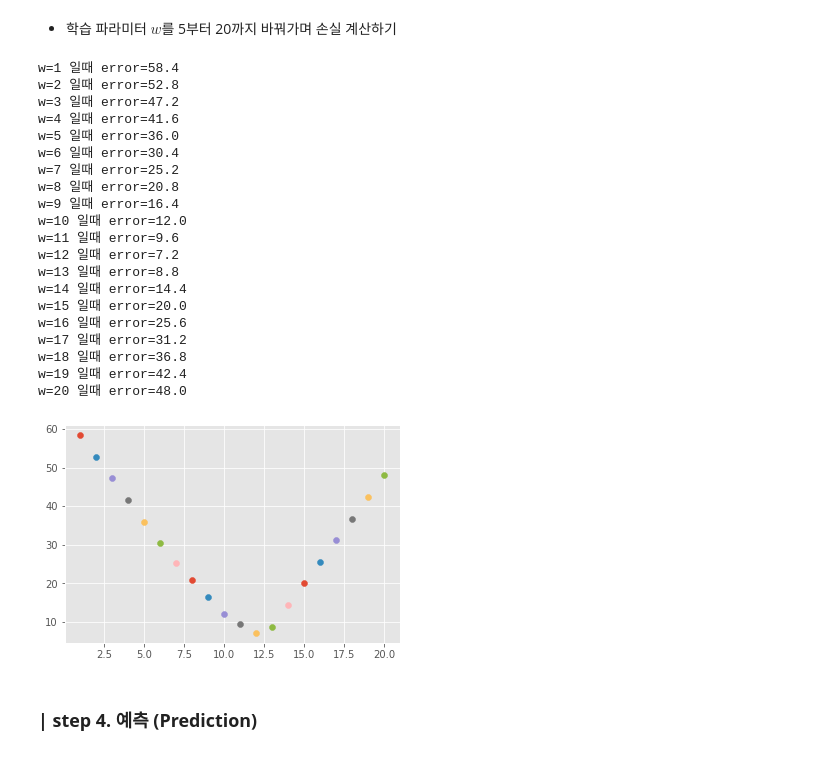
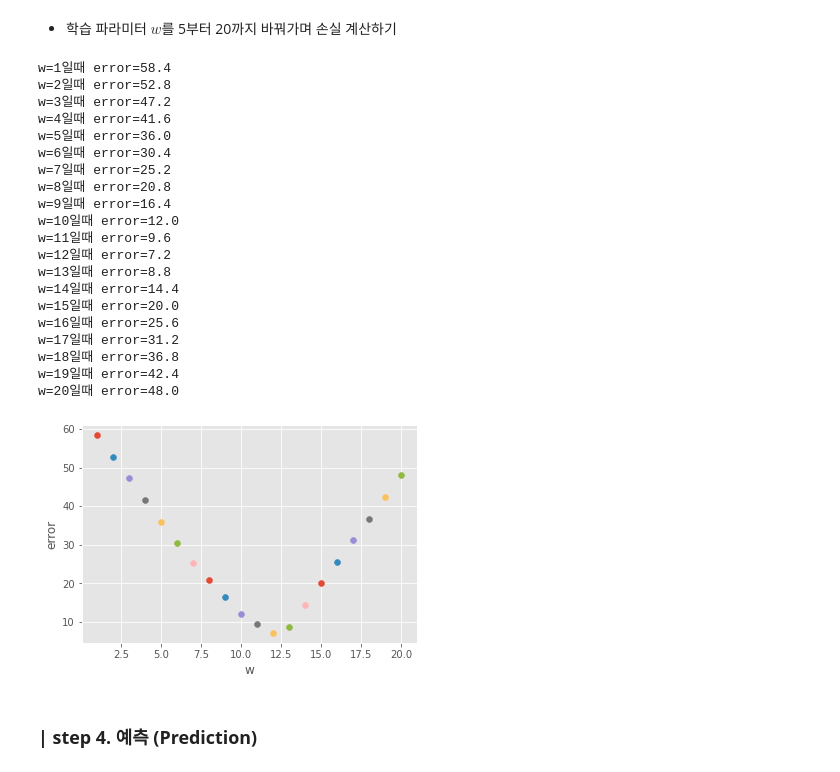
Before and after one commit to GETHUB55/SkillTreePython-DataAnalysis, a Jupyter notebook: ch05_03_기초모델구현_회귀모델맛보기.ipynb, the cells around one changed output. Drawn from its saved outputs; the diff is of its cells as text; code cells hidden in the pictures.

```diff
--- a/ch05_03_기초모델구현_회귀모델맛보기.ipynb
+++ b/ch05_03_기초모델구현_회귀모델맛보기.ipynb
@@ -109,35 +109,38 @@ error: 58.4
 # %% [markdown]
 *  학습 파라미터 $w$를 5부터 20까지 바꿔가며 손실 계산하기
 # %%
-for w in range(1,21):
-  y_pred = model(x,w=w)
+for w in range(1, 21):
+  y_pred = model(x, w =w)
   error = loss(y,y_pred)
-  print(f'w={w} 일때 error={error} ')
+  print(f'w={w}일때 error={error}')
 
-# 가중치w에 대한 오차 error 시각화
-  plt.scatter(w,error)
+  # 가중치 w에 대한 오차 error 시각화
+  plt.scatter(w,error) # 좌표 평면에 점 찍기
+
+  plt.xlabel('w') #x축 이름
+  plt.ylabel('error') #y축 이름
 # %% [output]
-w=1 일때 error=58.4
-w=2 일때 error=52.8
-w=3 일때 error=47.2
-w=4 일때 error=41.6
-w=5 일때 error=36.0
-w=6 일때 error=30.4
-w=7 일때 error=25.2
-w=8 일때 error=20.8
-w=9 일때 error=16.4
-w=10 일때 error=12.0
-w=11 일때 error=9.6
-w=12 일때 error=7.2
-w=13 일때 error=8.8
-w=14 일때 error=14.4
-w=15 일때 error=20.0
-w=16 일때 error=25.6
-w=17 일때 error=31.2
-w=18 일때 error=36.8
-w=19 일때 error=42.4
-w=20 일때 error=48.0
+w=1일때 error=58.4
+w=2일때 error=52.8
+w=3일때 error=47.2
+w=4일때 error=41.6
+w=5일때 error=36.0
+w=6일때 error=30.4
+w=7일때 error=25.2
+w=8일때 error=20.8
+w=9일때 error=16.4
+w=10일때 error=12.0
+w=11일때 error=9.6
+w=12일때 error=7.2
+w=13일때 error=8.8
+w=14일때 error=14.4
+w=15일때 error=20.0
+w=16일때 error=25.6
+w=17일때 error=31.2
+w=18일때 error=36.8
+w=19일때 error=42.4
+w=20일때 error=48.0
-[figure, old version]
+[figure, new version]
 # %% [markdown]
 ### **| step 4. 예측 (Prediction)**
 # %% [markdown]
```
Also changed, not shown: parts of 29 cells of this notebook.
